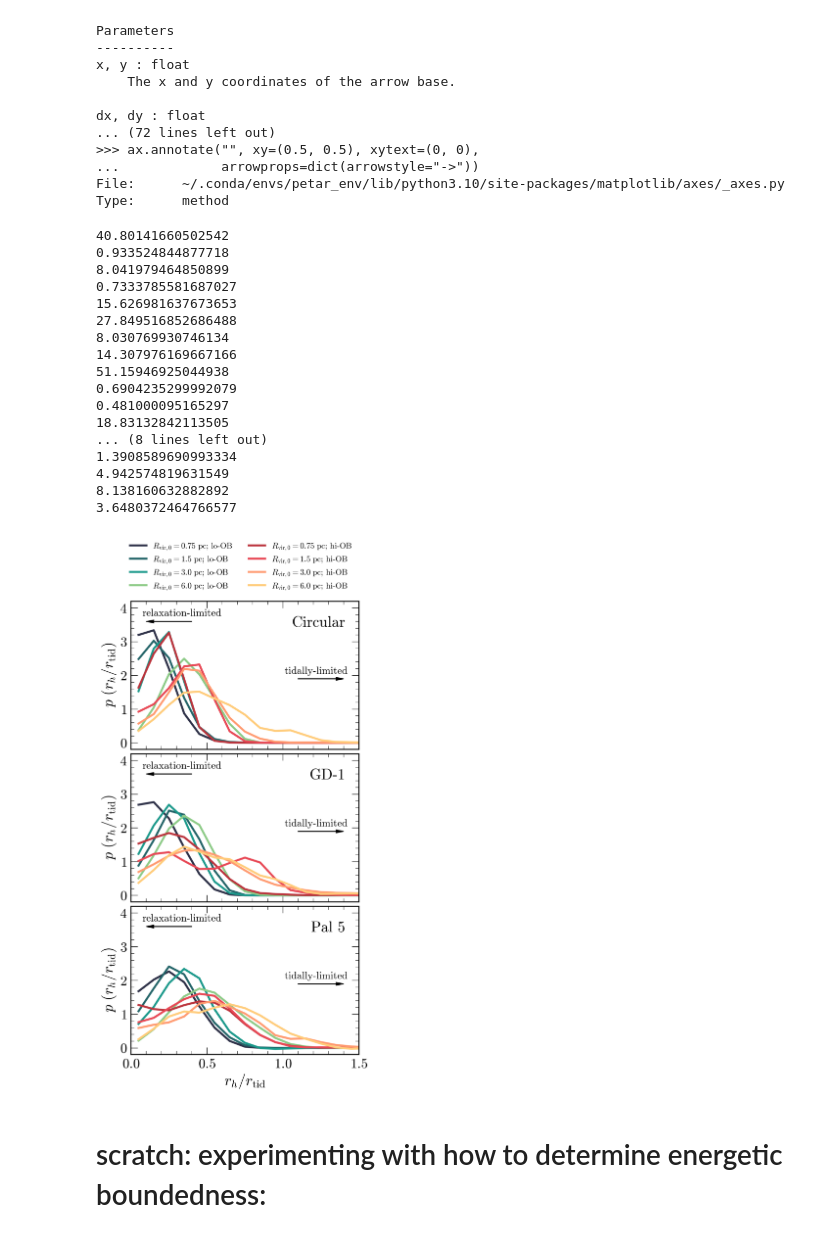
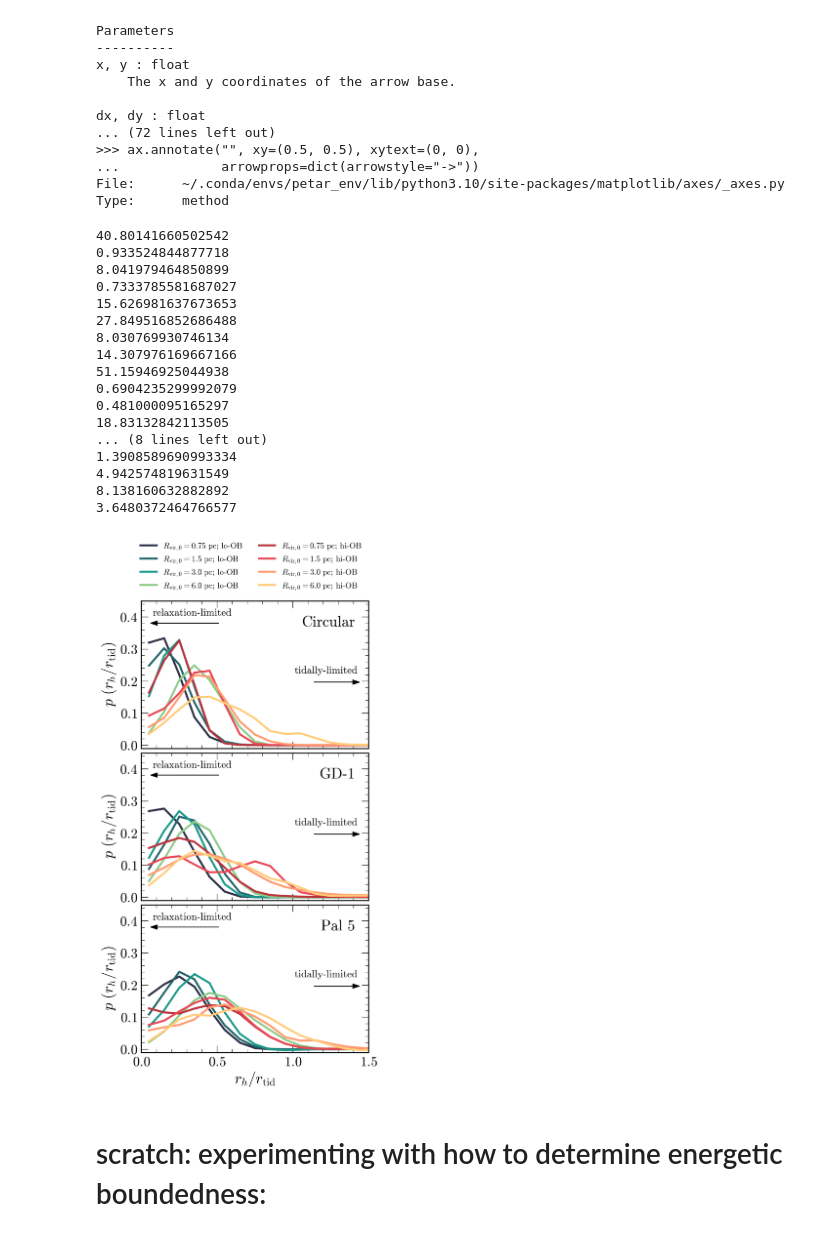
Before and after one commit to anya-m-phillips/p26, a Jupyter notebook: analysis/2_cluster_structural_evolution.ipynb, the cells around one changed output. Drawn from its saved outputs; the diff is of its cells as text; code cells hidden in the pictures.

```diff
--- a/analysis/2_cluster_structural_evolution.ipynb
+++ b/analysis/2_cluster_structural_evolution.ipynb
@@ -335,9 +335,11 @@ for k, orbit_shape in enumerate(n_grid):
             y, _,_ = binned_statistic(x=rh_rt, values=delta_ns, statistic='sum', bins=rh_bins)
 
             ytot = np.sum(y)
-            norm_PDF_factor = ytot * dr
+            # norm = ytot * dr ### USE FOR A PDF
+            norm = ytot # all stars unbound.  ## USE FOR A fraction of stars lost.
+
             # print(np.sum(y))
-            y_smooth = gaussian_filter1d(y/norm_PDF_factor, sigma=1) # apply smoothing to the PDF.
+            y_smooth = gaussian_filter1d(y/norm, sigma=1) # apply smoothing to the PDF.
             # y_smooth = y
             # sel_y = y_smooth>-9999 #(y_smooth>=0) & (y_smooth<7500)
 
@@ -351,13 +353,13 @@ for ax in axs:
     # ax.set_ylabel(r"$f_{\rm unbound}$")
     ax.set_ylabel(r'$p~(r_h/r_{\rm tid})$')
     ax.set_xlim(0, 1.5)
-    # ax.set_ylim(-.01, 0.35)
-    ax.set_ylim(-0.19, 4.2)
+    ax.set_ylim(-.01, 0.45)
+    # ax.set_ylim(-0.19, 4.2)
 
     ax.text(0.05, 0.9, "relaxation-limited", transform=ax.transAxes, ha='left', fontsize=15)
     ax.text(0.95, 0.51, "tidally-limited", transform=ax.transAxes, ha='right', fontsize=15)
-    ax.arrow(x=0.4, y=3.6, dx=-.3, dy=0, width=0.01, color='k', length_includes_head=True, head_width=0.09, head_length=0.05)
-    ax.arrow(x=1.1, dx=0.3, y=1.9, dy=0, width=0.01, color='k', length_includes_head=True, head_width=0.09, head_length=0.05)
+    ax.arrow(x=0.34, y=0.85, dx=-.3, dy=0, width=0.001, color='k', length_includes_head=True, head_width=0.03, head_length=0.03, transform=ax.transAxes)
+    ax.arrow(x=0.76, dx=0.2, y=0.45, dy=0, width=0.001, color='k', length_includes_head=True, head_width=0.03, head_length=0.03, transform=ax.transAxes)
 
 
 axs[-1].set_xlabel(r'$r_h/r_{\rm tid}$')
@@ -366,34 +368,35 @@ axs[0].legend(fontsize=12, bbox_to_anchor=[1,1.45], framealpha=0.5, ncol=2)
 
 
 axs[0].text(0.94,0.9, "Circular", ha='right', va='top', transform=axs[0].transAxes)
 axs[1].text(0.94,0.9, "GD-1", ha="right", va="top", transform=axs[1].transAxes)
 axs[2].text(0.94,0.9, "Pal 5", ha='right', va='top', transform=axs[2].transAxes)
 
 
 # axs[0].set_ylim(-100, 2800)
 # axs[1].set_ylim(-100, 5000)
 # axs[2].set_ylim(-100, 1100)
 
+# plt.savefig("plots/stars_lost_tidal_filling_factor_PDF.pdf", dpi=300, bbox_inches="tight")
 plt.savefig("plots/stars_lost_tidal_filling_factor.pdf", dpi=300, bbox_inches="tight")
 # %% [output]
 40.80141660502542
 0.933524844877718
 8.041979464850899
 0.7333785581687027
 15.626981637673653
 27.849516852686488
 8.030769930746134
 14.307976169667166
 51.15946925044938
 0.6904235299992079
 0.481000095165297
 18.83132842113505
 ... (8 lines left out)
 1.3908589690993334
 4.942574819631549
 8.138160632882892
 3.6480372464766577
-[figure, old version]
+[figure, new version]
 # %% [markdown]
 # scratch: experimenting with how to determine energetic boundedness:
 # %% [markdown]
```
Also changed, not shown: 2 other files.
